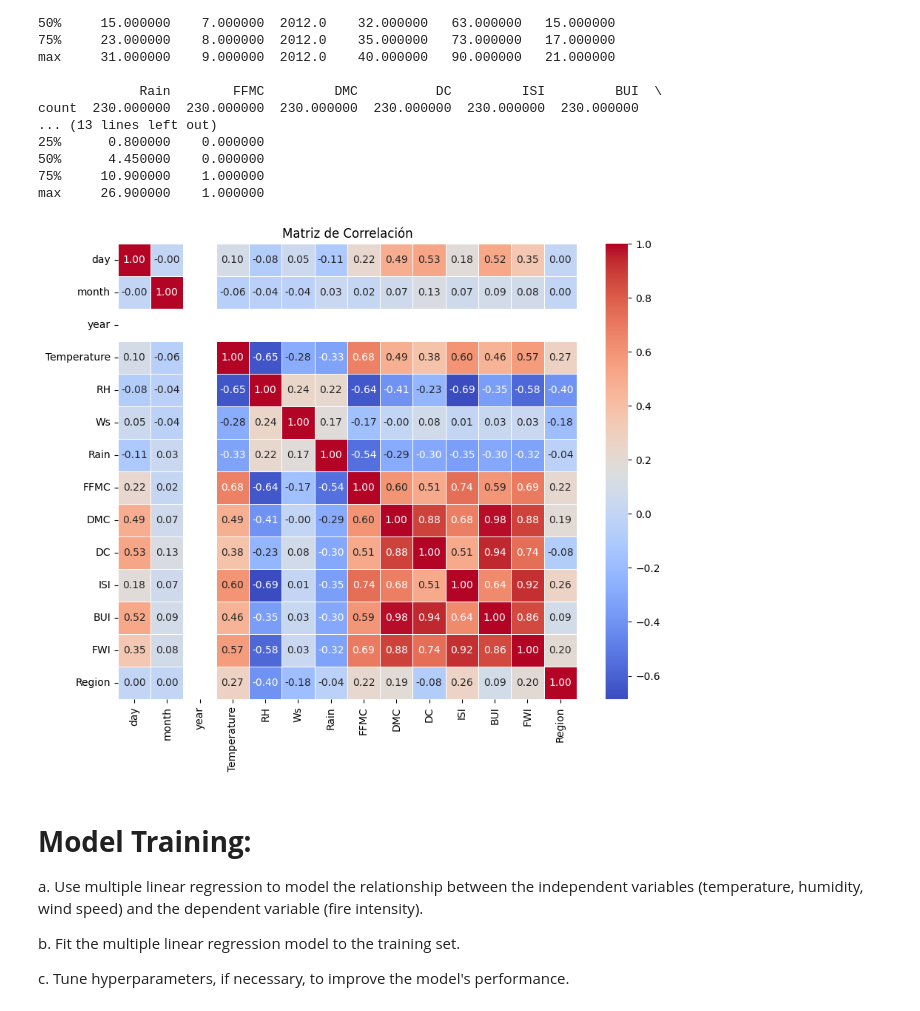
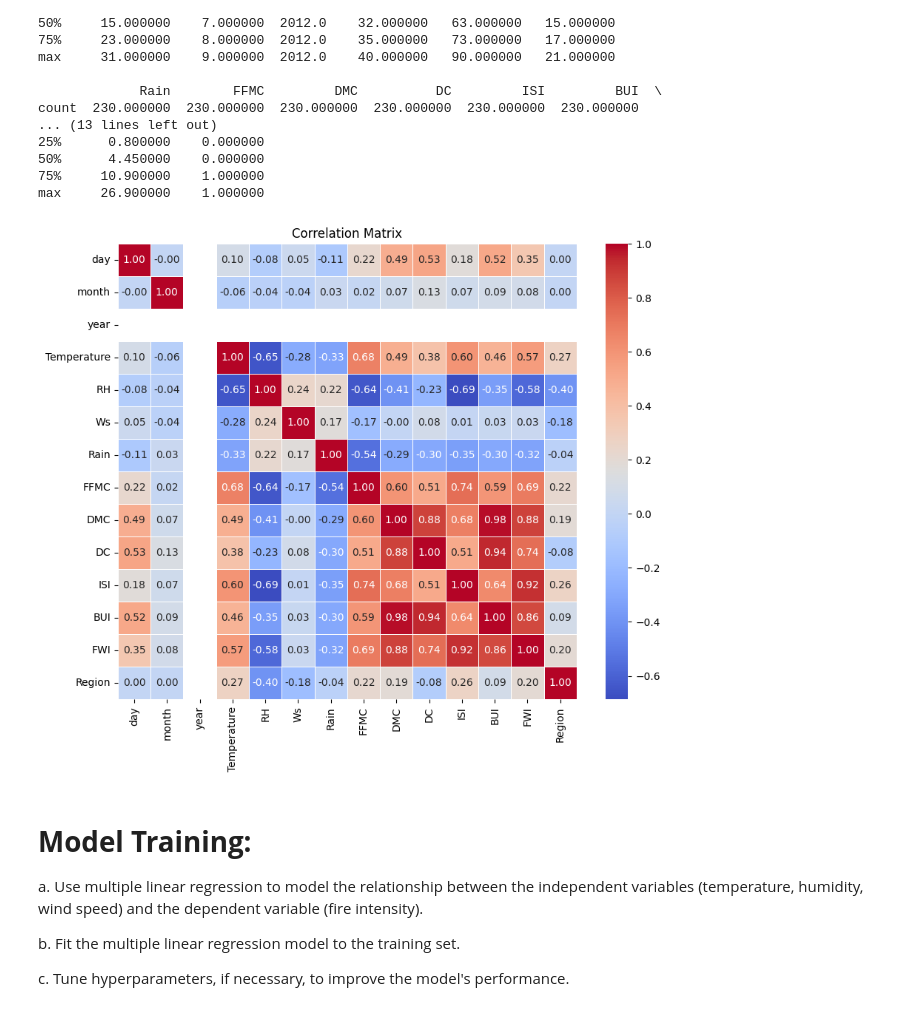
Before and after one commit to dars180602/Algerian-Forest-Fire, a Jupyter notebook: Algerian_Forest_Fire.ipynb, the cells around one changed output. Drawn from its saved outputs; the diff is of its cells as text; code cells hidden in the pictures.

```diff
--- a/Algerian_Forest_Fire.ipynb
+++ b/Algerian_Forest_Fire.ipynb
@@ -204,18 +204,16 @@ max     26.900000    1.000000
 # %%
 import pandas as pd
 import seaborn as sns
 import matplotlib.pyplot as plt
 
-# Suponiendo que tienes un DataFrame llamado 'data' que contiene todas tus variables
 correlation_matrix = data.corr()
 
-# Visualiza la matriz de correlación utilizando un mapa de calor
 plt.figure(figsize=(10, 8))
 sns.heatmap(correlation_matrix, annot=True, cmap='coolwarm', fmt=".2f", linewidths=0.5)
-plt.title('Matriz de Correlación')
+plt.title('Correlation Matrix')
 plt.show()
 # %% [output]
-[figure, old version]
+[figure, new version]
 # %% [markdown]
 # **Model Training:**
 
```
Also changed, not shown: parts of 14 cells of this notebook.
